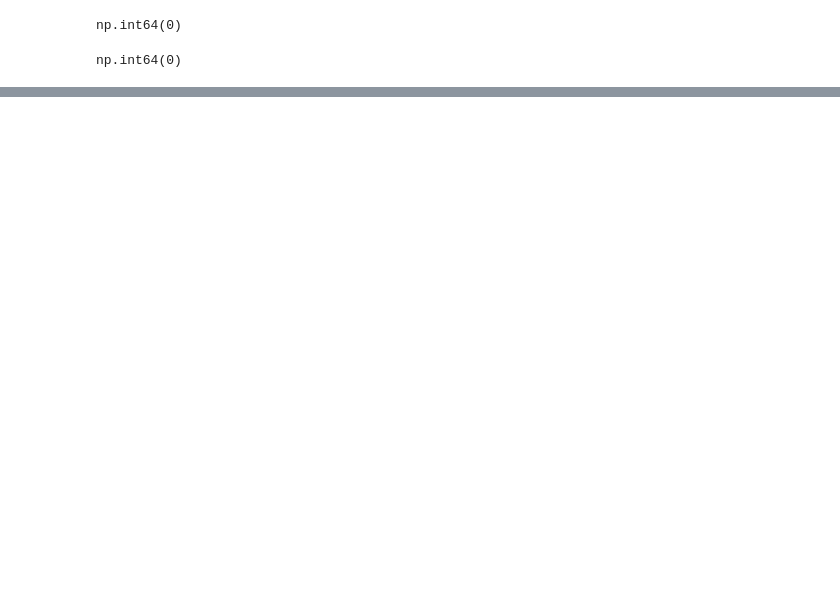
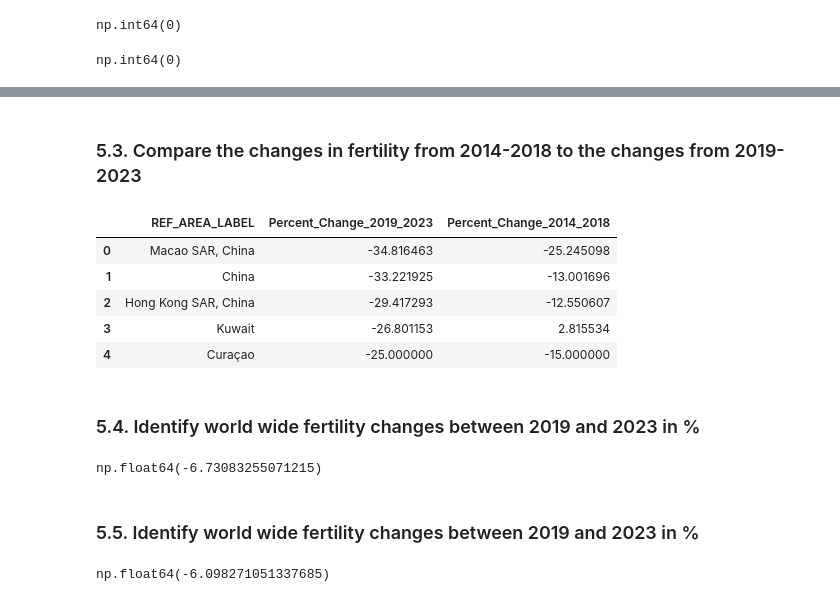
Before and after one commit to aisha-data-dev/fertility-eda-project, a Jupyter notebook: notebooks/fertility_analysis.ipynb, the cells around one changed output, grey strips where cells are left out. Saved outputs shown, nothing was run; the diff lists cells and outputs as text; code cells hidden in the pictures; blank space fills up the shorter version.

```diff
--- a/notebooks/fertility_analysis.ipynb
+++ b/notebooks/fertility_analysis.ipynb
@@ -147,0 +180,64 @@ top5_decline.head()
+# %% [markdown]
+### 5.3. Compare the changes in fertility from 2014-2018 to the changes from 2019-2023
+# %%
+decline_recent = top5_decline[["REF_AREA_LABEL", "Percent_Change"]].copy()
+decline_recent = decline_recent.rename(columns={"Percent_Change": "Percent_Change_2019_2023"})
+
+decline_old = merged_old[["REF_AREA_LABEL", "Percent_Change"]].copy()
+decline_old = decline_old.rename(columns={"Percent_Change": "Percent_Change_2014_2018"})
+
+comparison = decline_recent.merge(
+    decline_old,
+    on="REF_AREA_LABEL",
+    how="left"
+)
+
+comparison = comparison.sort_values("Percent_Change_2019_2023")
+comparison
+# %% [output]
+|  | REF_AREA_LABEL | Percent_Change_2019_2023 | Percent_Change_2014_2018 |
+| 0 | Macao SAR, China | -34.816463 | -25.245098 |
+| 1 | China | -33.221925 | -13.001696 |
+| 2 | Hong Kong SAR, China | -29.417293 | -12.550607 |
+| 3 | Kuwait | -26.801153 | 2.815534 |
+| 4 | Curaçao | -25.000000 | -15.000000 |
+# %% [markdown]
+### 5.4. Identify world wide fertility changes between 2019 and 2023 in %
+# %%
+start_ww_new = df_long[df_long["Year"] == 2019][["REF_AREA_LABEL", "Fertility"]].copy()
+end_ww_new   = df_long[df_long["Year"] == 2023][["REF_AREA_LABEL", "Fertility"]].copy()
+
+merged_ww_new = start_ww_new.merge(
+    end_ww_new,
+    on="REF_AREA_LABEL",
+    suffixes=("_2019", "_2023")
+)
+
+merged_ww_new["Percent_Change"] = (
+    (merged_ww_new["Fertility_2023"] - merged_ww_new["Fertility_2019"])
+    / merged_ww_new["Fertility_2019"]
+) * 100
+
+merged_ww_new["Percent_Change"].mean()
+# %% [output]
+np.float64(-6.73083255071215)
+# %% [markdown]
+### 5.5. Identify world wide fertility changes between 2019 and 2023 in %
+# %%
+start_ww_old = df_long[df_long["Year"] == 2014][["REF_AREA_LABEL", "Fertility"]].copy()
+end_ww_old   = df_long[df_long["Year"] == 2018][["REF_AREA_LABEL", "Fertility"]].copy()
+
+merged_ww_old = start_ww_old.merge(
+    end_ww_old,
+    on="REF_AREA_LABEL",
+    suffixes=("_2014", "_2018")
+)
+
+merged_ww_old["Percent_Change"] = (
+    (merged_ww_old["Fertility_2018"] - merged_ww_old["Fertility_2014"])
+    / merged_ww_old["Fertility_2014"]
+) * 100
+
+merged_ww_old["Percent_Change"].mean()
+# %% [output]
+np.float64(-6.098271051337685)
```
Also changed, not shown: parts of 21 cells of this notebook.
